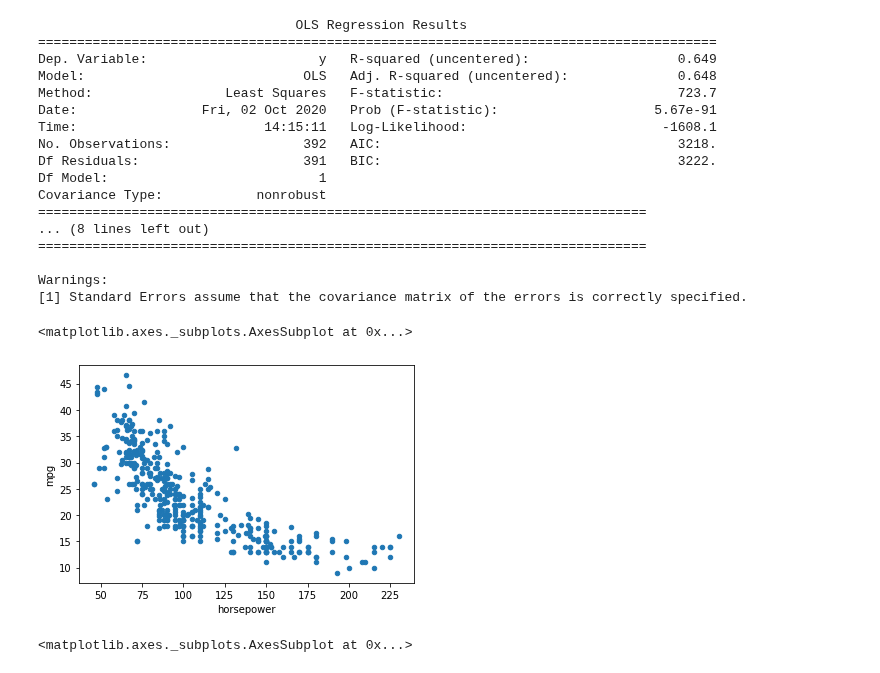
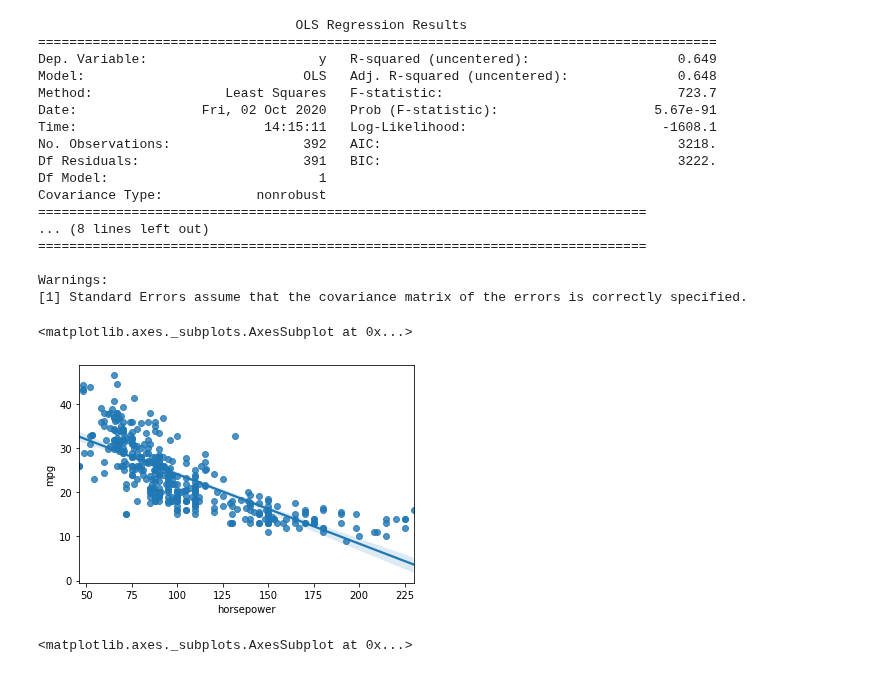
Before and after one commit to kuzn137/Statistical_problems, a Jupyter notebook: Ch3&4&6&7Py.ipynb, the cells around one changed output. Drawn from its saved outputs; the diff is of its cells as text; code cells hidden in the pictures.

```diff
--- a/Ch3&4&6&7Py.ipynb
+++ b/Ch3&4&6&7Py.ipynb
@@ -70,11 +70,14 @@ Covariance Type:            nonrobust
 
 Warnings:
 [1] Standard Errors assume that the covariance matrix of the errors is correctly specified.
-# %%
-df.plot.scatter(x="horsepower", y="mpg")
-# %% [output]
-<matplotlib.axes._subplots.AxesSubplot at 0x...>
-[figure, removed]
+# %%
+#df.plot.scatter(x="horsepower", y="mpg")
+import seaborn as sns
+
+sns.regplot(x='horsepower', y='mpg', data=df)
+# %% [output]
+<matplotlib.axes._subplots.AxesSubplot at 0x...>
+[figure, added]
 # %%
 col=df.select_dtypes(['float', 'int', 'int64']).columns
 corr = df[col].corr()
```
